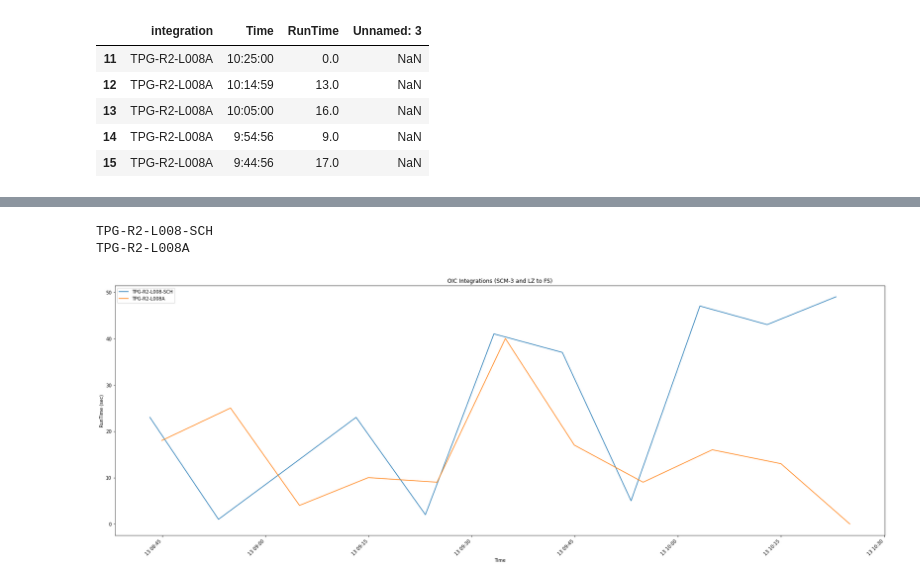
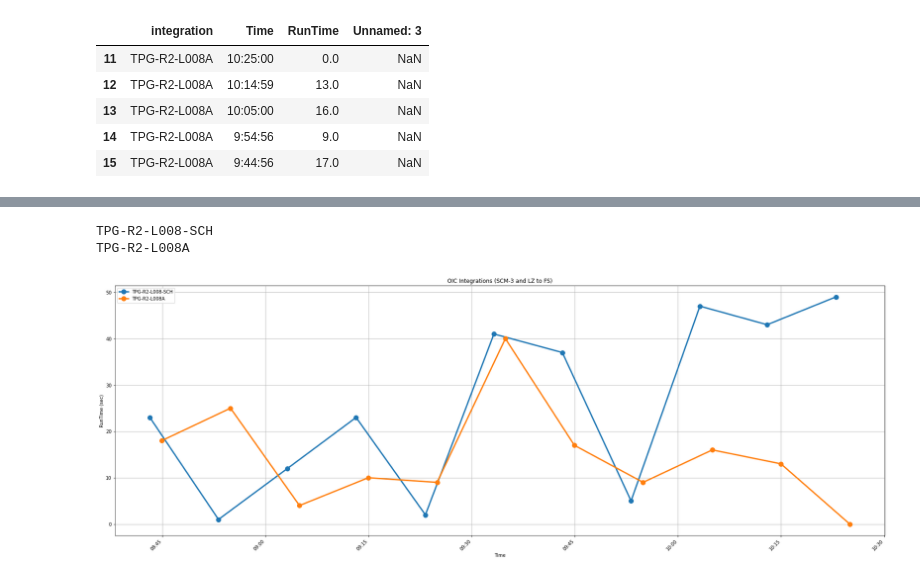
Before and after one commit to jakparker/PerfTestingVisualization, a Jupyter notebook: Day0 Visualizations.ipynb, the cells around one changed output, grey strips where cells are left out. Drawn from its saved outputs; the diff is of its cells as text; code cells hidden in the pictures.

```diff
--- a/Day0 Visualizations.ipynb
+++ b/Day0 Visualizations.ipynb
@@ -95,10 +86,3 @@ SCM_3.head()
 | 13 | TPG-R2-L008A | 10:05:00 | 16.0 | NaN |
 | 14 | TPG-R2-L008A | 9:54:56 | 9.0 | NaN |
 | 15 | TPG-R2-L008A | 9:44:56 | 17.0 | NaN |
-# %%
-plt.rcParams["figure.figsize"] = [30, 10]
-
-fig, ax = plt.subplots()
-
-ax.plot(LZ_To_FS['Time'], LZ_To_FS['RunTime'], label='LZ to FS')
-ax.plot(SCM_3['Time'], SCM_3['RunTime'], label='SCM-3')
@@ -108,27 +89,27 @@ ax.plot(SCM_3['Time'], SCM_3['RunTime'], label='SCM-3')
 # %%
 other['Time'] = pd.to_datetime(other['Time'])
 other.sort_values(by = 'Time', inplace=True)
 # Group the data by 'integration' and plot the 'RunTime' over time
 fig, ax = plt.subplots(figsize=(30, 10))
 
 for integration, data in other.groupby('integration'):
     print(integration)
-    ax.plot(data['Time'], data['RunTime'], label=integration)
+    ax.plot(data['Time'], data['RunTime'], label=integration, lw=3, marker='o', markersize=10)
 
 # Set the x-axis label, y-axis label, and plot title
 ax.set_xlabel('Time')
 ax.set_ylabel('RunTime (sec)')
 ax.set_title('OIC Integrations (SCM-3 and LZ to FS)')
-
+ax.xaxis.set_major_formatter(dates.DateFormatter('%H:%M'))
 # Add a legend
 ax.legend()
-
+plt.grid()
 # Rotate and align the x-axis tick labels for better visibility
 plt.xticks(rotation=45, ha='right')
 
 # Display the plot
 plt.show()
 # %% [output]
 TPG-R2-L008-SCH
 TPG-R2-L008A
-[figure, old version]
+[figure, new version]
```
Also changed, not shown: parts of 10 cells of this notebook, 2 other files.
